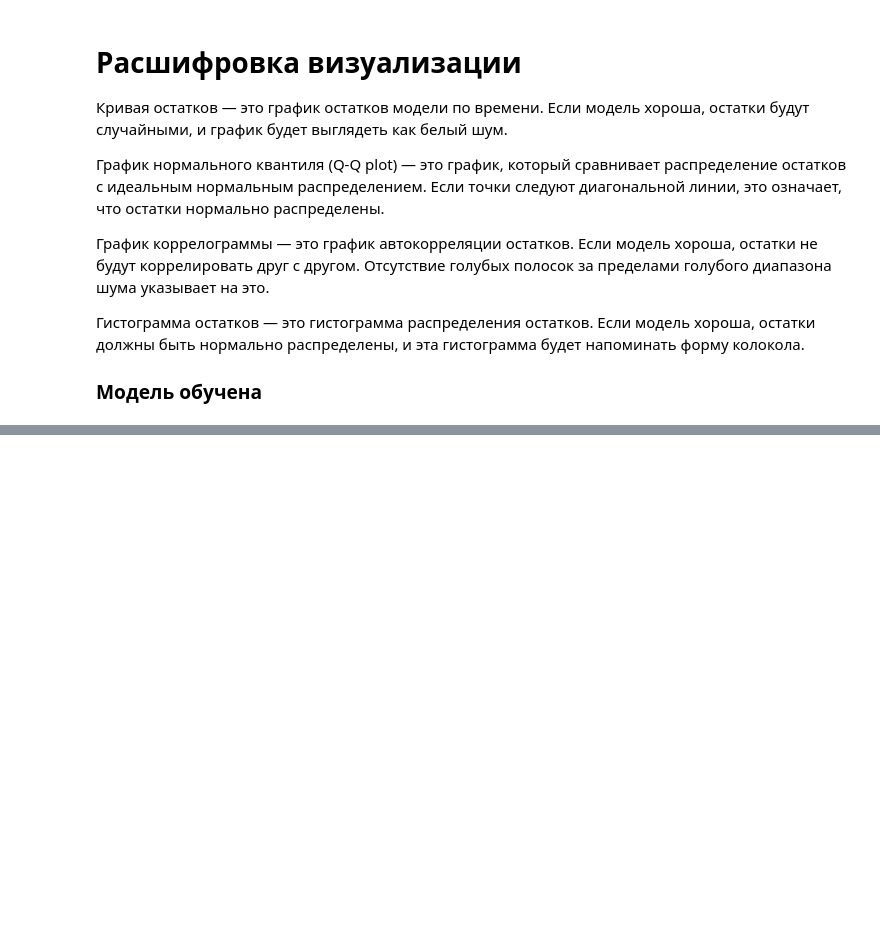
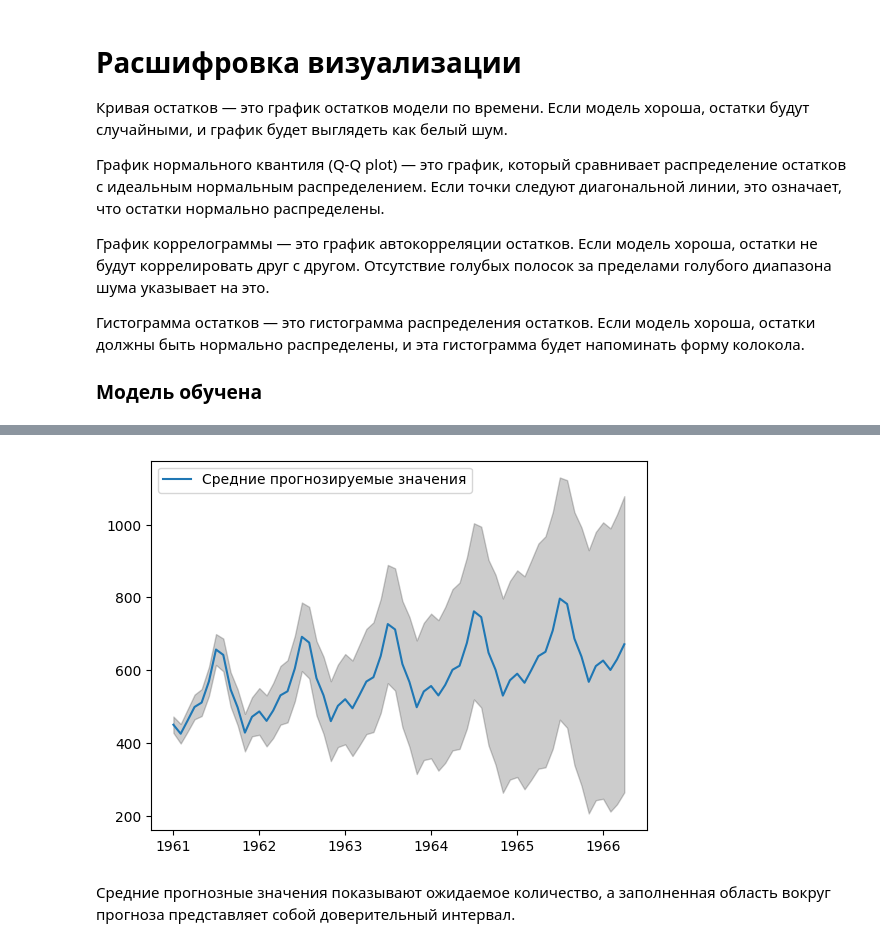
Before and after one commit to ZorgIT/py-da-aiacademy, a Jupyter notebook: learnPy/statisticModel/predict/arimax/2024-09-21_SARIMA_example.ipynb, the cells around one changed output, grey strips where cells are left out. Saved outputs shown, nothing was run; the diff lists cells and outputs as text; code cells hidden in the pictures; blank space fills up the shorter version.

```diff
--- a/learnPy/statisticModel/predict/arimax/2024-09-21_Superstorearima.ipynb
+++ b/learnPy/statisticModel/predict/arimax/2024-09-21_SARIMA_example.ipynb
@@ -306,0 +390,6 @@ plt.show()
+# %%
+ pred_future = results.get_forecast(steps=64)
+
+#Выведем средние прогнозируемые значения и доверительные интервалы:
+print(f'Средние прогнозируемые значения:\n\n{pred_future.predicted_mean}')
+print(f'\nДоверительные интервалы:\n\n{pred_future.conf_int()}')
@@ -306,0 +414,13 @@ plt.show()
+# %%
+#Визуализация прогноза
+fig = plt.figure()
+plt.plot(pred_future.predicted_mean, label='Средние прогнозируемые значения')
+plt.fill_between(pred_future.conf_int().index,
+                 pred_future.conf_int().iloc[:, 0],
+                 pred_future.conf_int().iloc[:, 1], color='k', alpha=.2)
+plt.legend()
+plt.show()
+# %% [output]
+[figure, added]
+# %% [markdown]
+Средние прогнозные значения показывают ожидаемое количество, а заполненная область вокруг прогноза представляет собой доверительный интервал.
```
Also changed, not shown: parts of 11 cells of this notebook.
